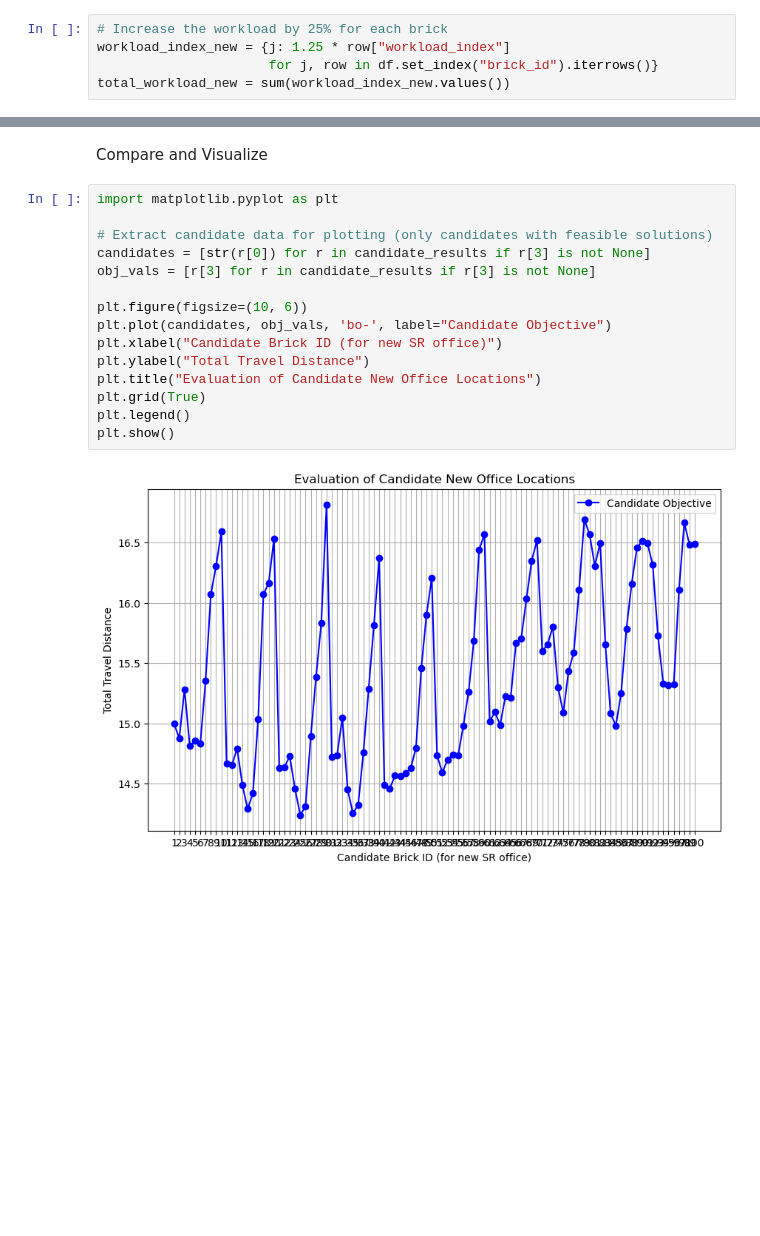
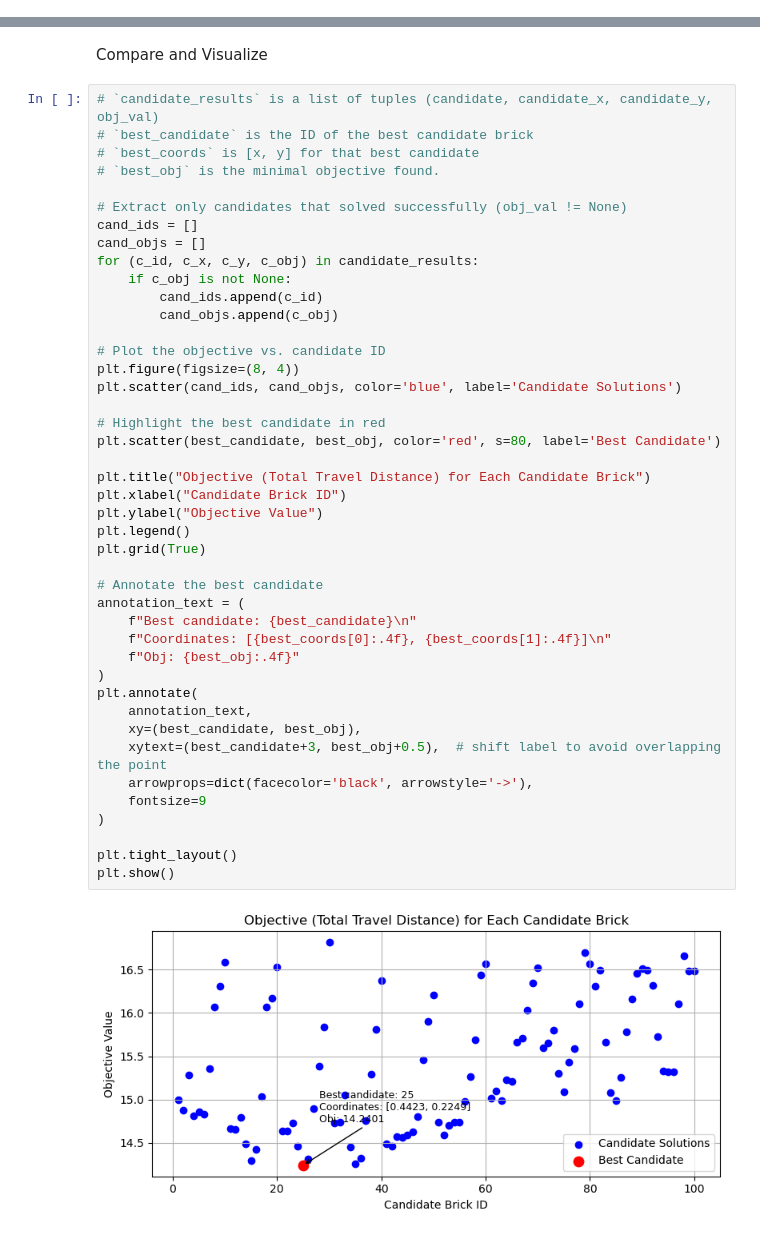
Before and after one commit to LucasTramonte/Decision-systems, a Jupyter notebook: main - Copy.ipynb, the cells around one changed output, grey strips where cells are left out. Cells and saved outputs as stored; diff of their text form; blank space fills up the shorter version.

```diff
--- a/main - Copy.ipynb
+++ b/main - Copy.ipynb
@@ -1071,11 +1103,6 @@ plt.show()
 If the demand increases uniformly in all bricks
 # %% [markdown]
 Increase Demand and Prepare the Data
-# %%
-# Increase the workload by 25% for each brick
-workload_index_new = {j: 1.25 * row["workload_index"]
-                      for j, row in df.set_index("brick_id").iterrows()}
-total_workload_new = sum(workload_index_new.values())
 # %% [markdown]
 Loop Over Candidate Office Locations for the New SR
 # %%
@@ -1168,20 +1195,48 @@ Coordinates of best candidate: [0.4423 0.2249]
 Objective value (total travel distance): 14.240074566198011
 # %% [markdown]
 Compare and Visualize
-# %%
-import matplotlib.pyplot as plt
-
-# Extract candidate data for plotting (only candidates with feasible solutions)
-candidates = [str(r[0]) for r in candidate_results if r[3] is not None]
-obj_vals = [r[3] for r in candidate_results if r[3] is not None]
-
-plt.figure(figsize=(10, 6))
-plt.plot(candidates, obj_vals, 'bo-', label="Candidate Objective")
-plt.xlabel("Candidate Brick ID (for new SR office)")
-plt.ylabel("Total Travel Distance")
-plt.title("Evaluation of Candidate New Office Locations")
-plt.grid(True)
-plt.legend()
-plt.show()
-# %% [output]
-[figure, removed]
+# %%
+# `candidate_results` is a list of tuples (candidate, candidate_x, candidate_y, obj_val)
+# `best_candidate` is the ID of the best candidate brick
+# `best_coords` is [x, y] for that best candidate
+# `best_obj` is the minimal objective found.
+
+# Extract only candidates that solved successfully (obj_val != None)
+cand_ids = []
+cand_objs = []
+for (c_id, c_x, c_y, c_obj) in candidate_results:
+    if c_obj is not None:
+        cand_ids.append(c_id)
+        cand_objs.append(c_obj)
+
+# Plot the objective vs. candidate ID
+plt.figure(figsize=(8, 4))
+plt.scatter(cand_ids, cand_objs, color='blue', label='Candidate Solutions')
+
+# Highlight the best candidate in red
+plt.scatter(best_candidate, best_obj, color='red', s=80, label='Best Candidate')
+
+plt.title("Objective (Total Travel Distance) for Each Candidate Brick")
+plt.xlabel("Candidate Brick ID")
+plt.ylabel("Objective Value")
+plt.legend()
+plt.grid(True)
+
+# Annotate the best candidate
+annotation_text = (
+    f"Best candidate: {best_candidate}\n"
+    f"Coordinates: [{best_coords[0]:.4f}, {best_coords[1]:.4f}]\n"
+    f"Obj: {best_obj:.4f}"
+)
+plt.annotate(
+    annotation_text,
+    xy=(best_candidate, best_obj),
+    xytext=(best_candidate+3, best_obj+0.5),  # shift label to avoid overlapping the point
+    arrowprops=dict(facecolor='black', arrowstyle='->'),
+    fontsize=9
+)
+
+plt.tight_layout()
+plt.show()
+# %% [output]
+[figure, added]
```
Also changed, not shown: parts of 9 cells of this notebook.
